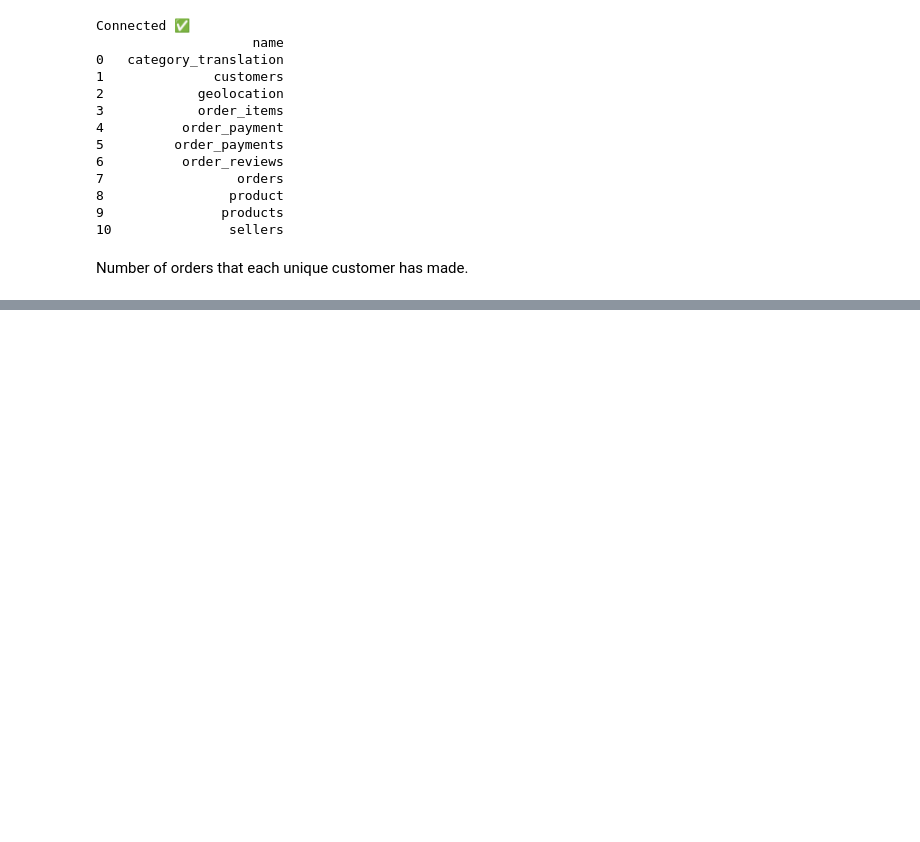
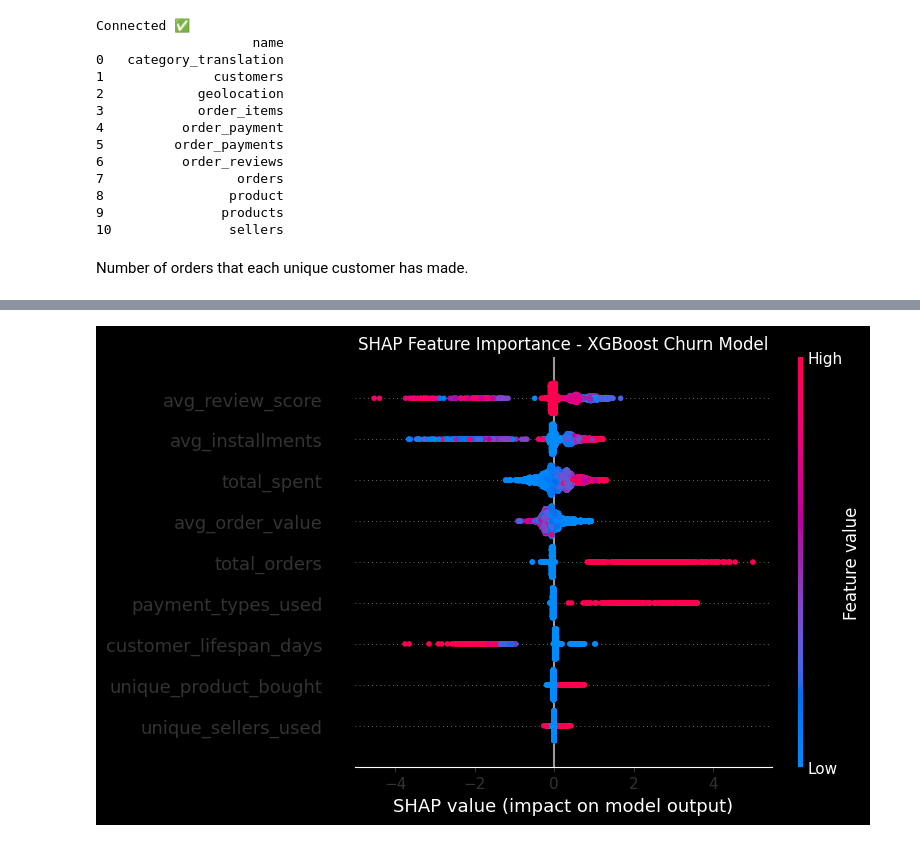
Before and after one commit to SimplyRamin/olist-customer-intelligence, a Jupyter notebook: notebooks/01_churn_prediction.ipynb, the cells around one changed output, grey strips where cells are left out. Cells and saved outputs as stored; diff of their text form; code cells hidden in the pictures; blank space fills up the shorter version.

Commit message:
adding the xgboost and shap values to the churn prediction notebook

```diff
--- a/notebooks/01_churn_prediction.ipynb
+++ b/notebooks/01_churn_prediction.ipynb
@@ -282,0 +265,31 @@ print(feature_importance)
+# %%
+xgb_params = {
+    "n_estimators": 300,
+    "max_depth": 5,
+    "learning_rate": 0.05,
+    "subsample": 0.8,
+    "colsample_bytree": 0.8,
+    "scale_pos_weight": int((y_train == 1).sum() / (y_train == 0).sum()),
+    "random_state": 42,
+}
+
+with mlflow.start_run(run_name="XGBoost_v1"):
+
+    # 1. Train
+    xgb_model = XGBClassifier(**xgb_params)
+    xgb_model.fit(X_train_bal, y_train_bal)
+
+    # 2. Predict
+    y_pred = xgb_model.predict(X_test)
+    y_proba = xgb_model.predict_proba(X_test)[:, 1]
+
+    # 3. Score
+    roc_auc = roc_auc_score(y_test, y_proba)
+
+    # 4. Log to MLflow
+    mlflow.log_params(xgb_params)
+    mlflow.log_metric("roc-auc", roc_auc)
+    mlflow.sklearn.log_model(xgb_model, "xgboost_model")
+
+    print(f"ROC-AUC-XGB: {roc_auc:.4f}")
+    print(classification_report(y_test, y_pred))
@@ -282,0 +312,12 @@ print(feature_importance)
+# %%
+explainer = shap.TreeExplainer(xgb_model)
+shap_values = explainer.shap_values(X_test)
+
+plt.figure(figsize=(10, 6))
+shap.summary_plot(shap_values, X_test, show=False)
+plt.title('SHAP Feature Importance - XGBoost Churn Model')
+plt.tight_layout()
+plt.savefig('../reports/figures/shap_summary.png', dpi=150, bbox_inches='tight')
+plt.show()
+# %% [output]
+[figure, added]
```
Also changed, not shown: parts of 4 cells of this notebook, 28 other files.
